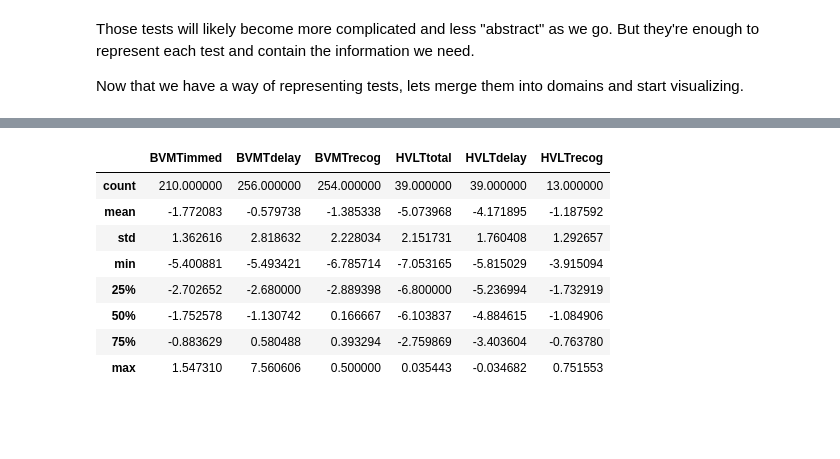
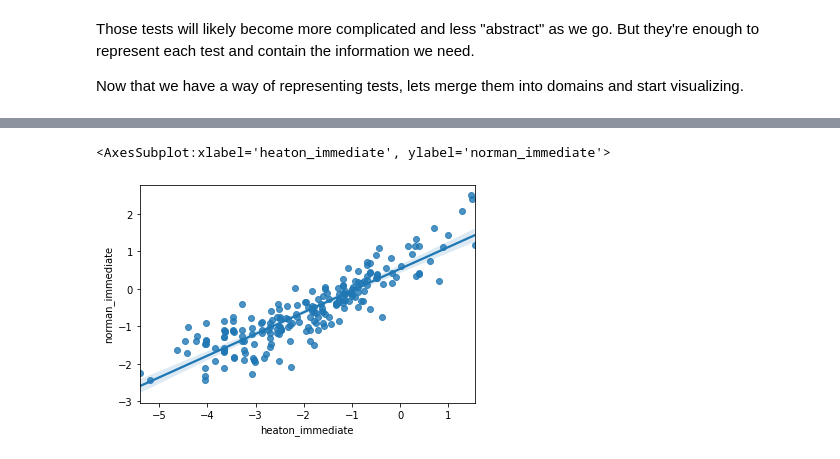
Before and after one commit to JudoWill/autoneuro, a Jupyter notebook: 03_domains.ipynb, the cells around one changed output, grey strips where cells are left out. Cells and saved outputs as stored; diff of their text form; code cells hidden in the pictures; blank space fills up the shorter version.

```diff
--- a/03_domains.ipynb
+++ b/03_domains.ipynb
@@ -146,17 +56,0 @@ class AbstractTest(LoadRawAndNormMixin):
-# %%
-
-import glob
-
-ex_path = 'data/norms/from_kate/HVLTR/description.yaml'
-
-#for tf in build_from_yaml(ex_path):
-#    print(tf.needed_cols)
-
-COLUMN_MAPPING = {'HVLT.total': 'HVLTtotal',
-                  'HVLT.recog': 'HVLTrecog',
-                  'HVLT.delay': 'HVLTdelay'}
-
-bvmtr_test = AbstractTest(build_from_yaml(ex_path))
-
-bvmtr_test.load_data(all_neuro, mapping = COLUMN_MAPPING)
-bvmtr_test.norm.dropna()
@@ -180,3 +57,19 @@ bvmtr_test.norm.dropna()
+# %%
+import yaml
+
+bvmt_test_definition = 'data/test_calculators/BVMT.yaml'
+bvmt_calc = TestCalculator.from_config(yaml.full_load(open(bvmt_test_definition)))
+
+heaton_norm_definition = 'data/norms/from_kate/heaton_bvmt.yaml'
+heaton_bvmt_calc = TestCalculator.from_config(yaml.full_load(open(heaton_norm_definition)))
+
+norman_scaling_definition = 'data/norms/norman/norman_scaling.yaml'
+norman_scale = TestCalculator.from_config(yaml.full_load(open(norman_scaling_definition)))
+
+norman_regression_definition = 'data/norms/norman/norman_bvmt_regnorm.yaml'
+reg_calc = TestCalculator.from_config(yaml.full_load(open(norman_regression_definition)))
+
+full_bvmt_calc = bvmt_calc + heaton_bvmt_calc + norman_scale + reg_calc
 # %%
 #export
 from bokeh.transform import factor_cmap, factor_mark
@@ -370,16 +251,9 @@ show(layout([[delay_immed_fig, delay_fig],
 # %% [output]
 [interactive output not drawn]
 [interactive output not drawn]
-# %%
-
-domain.norm.describe()
-# %% [output]
-|  | BVMTimmed | BVMTdelay | BVMTrecog | HVLTtotal | HVLTdelay | HVLTrecog |
-| count | 210.000000 | 256.000000 | 254.000000 | 39.000000 | 39.000000 | 13.000000 |
-| mean | -1.772083 | -0.579738 | -1.385338 | -5.073968 | -4.171895 | -1.187592 |
-| std | 1.362616 | 2.818632 | 2.228034 | 2.151731 | 1.760408 | 1.292657 |
-| min | -5.400881 | -5.493421 | -6.785714 | -7.053165 | -5.815029 | -3.915094 |
-| 25% | -2.702652 | -2.680000 | -2.889398 | -6.800000 | -5.236994 | -1.732919 |
-| 50% | -1.752578 | -1.130742 | 0.166667 | -6.103837 | -4.884615 | -1.084906 |
-| 75% | -0.883629 | 0.580488 | 0.393294 | -2.759869 | -3.403604 | -0.763780 |
-| max | 1.547310 | 7.560606 | 0.500000 | 0.035443 | -0.034682 | 0.751553 |
+# %%
+sbn.regplot(y = domain.data['norman_immediate'],
+            x = domain.data['heaton_immediate'])
+# %% [output]
+<AxesSubplot:xlabel='heaton_immediate', ylabel='norman_immediate'>
+[figure, added]
```
Also changed, not shown: parts of 13 cells of this notebook, 3 other files.
